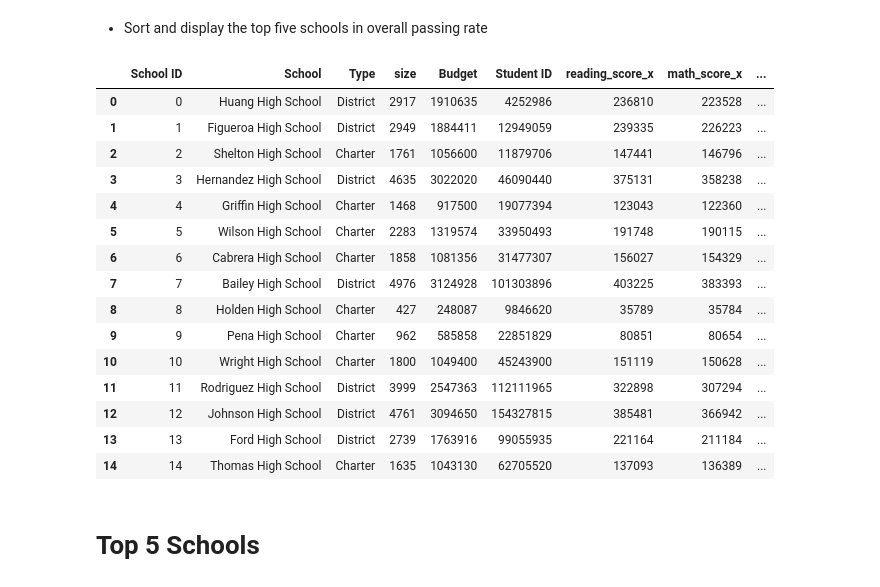
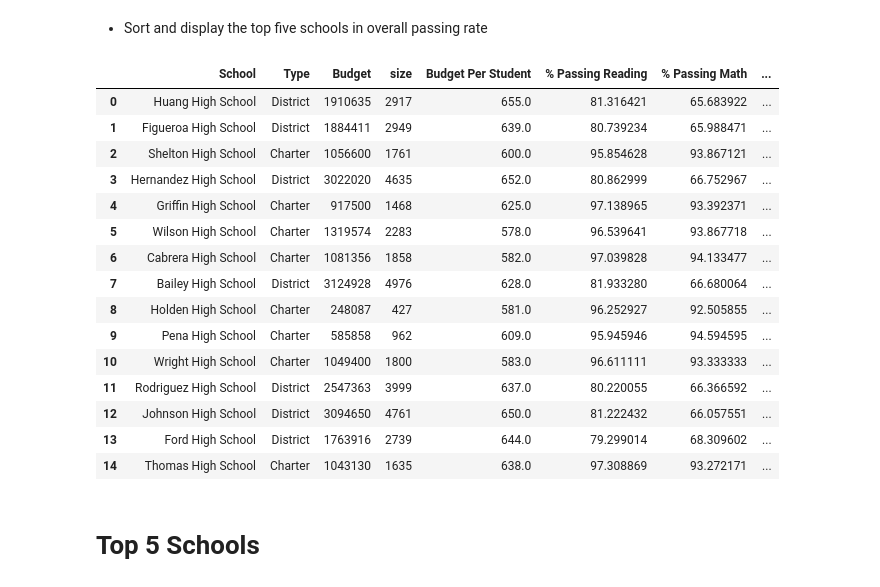
Before and after one commit to Erinlampa/Pandas_Challenge, a Jupyter notebook: PyCitySchools_final.ipynb, the cells around one changed output. Cells and saved outputs as stored; diff of their text form; code cells hidden in the pictures.

```diff
--- a/PyCitySchools_final.ipynb
+++ b/PyCitySchools_final.ipynb
@@ -131,29 +131,32 @@ school_summary['Overall Passing Rate'] = (passreading + passmath)/2
 # %%
 #Rename Columns to clean up
 school_summary.rename(columns = {'reading_score_y':'Average Reading Score',
                                  'math_score_y':'Average Math Score',
                                  'pass_reading':'% Passing Reading',
                                  'pass_math':'% Passing Math', 'school_name':'School',
                                  'type':'Type', 'Size':'Enrollment',
                                  'budget':'Budget'}, inplace = True)
+school_summary = school_summary[['School', 'Type', 'Budget', 'size', 'Budget Per Student',
+       '% Passing Reading','% Passing Math', 'Average Reading Score', 'Average Math Score',
+       'Overall Passing Rate']]
 school_summary
 # %% [output]
-|  | School ID | School | Type | size | Budget | Student ID | reading_score_x | math_score_x | ... |
-| 0 | 0 | Huang High School | District | 2917 | 1910635 | 4252986 | 236810 | 223528 | ... |
-| 1 | 1 | Figueroa High School | District | 2949 | 1884411 | 12949059 | 239335 | 226223 | ... |
-| 2 | 2 | Shelton High School | Charter | 1761 | 1056600 | 11879706 | 147441 | 146796 | ... |
-| 3 | 3 | Hernandez High School | District | 4635 | 3022020 | 46090440 | 375131 | 358238 | ... |
-| 4 | 4 | Griffin High School | Charter | 1468 | 917500 | 19077394 | 123043 | 122360 | ... |
-| 5 | 5 | Wilson High School | Charter | 2283 | 1319574 | 33950493 | 191748 | 190115 | ... |
-| 6 | 6 | Cabrera High School | Charter | 1858 | 1081356 | 31477307 | 156027 | 154329 | ... |
-| 7 | 7 | Bailey High School | District | 4976 | 3124928 | 101303896 | 403225 | 383393 | ... |
-| 8 | 8 | Holden High School | Charter | 427 | 248087 | 9846620 | 35789 | 35784 | ... |
-| 9 | 9 | Pena High School | Charter | 962 | 585858 | 22851829 | 80851 | 80654 | ... |
-| 10 | 10 | Wright High School | Charter | 1800 | 1049400 | 45243900 | 151119 | 150628 | ... |
-| 11 | 11 | Rodriguez High School | District | 3999 | 2547363 | 112111965 | 322898 | 307294 | ... |
-| 12 | 12 | Johnson High School | District | 4761 | 3094650 | 154327815 | 385481 | 366942 | ... |
-| 13 | 13 | Ford High School | District | 2739 | 1763916 | 99055935 | 221164 | 211184 | ... |
-| 14 | 14 | Thomas High School | Charter | 1635 | 1043130 | 62705520 | 137093 | 136389 | ... |
+|  | School | Type | Budget | size | Budget Per Student | % Passing Reading | % Passing Math | ... |
+| 0 | Huang High School | District | 1910635 | 2917 | 655.0 | 81.316421 | 65.683922 | ... |
+| 1 | Figueroa High School | District | 1884411 | 2949 | 639.0 | 80.739234 | 65.988471 | ... |
+| 2 | Shelton High School | Charter | 1056600 | 1761 | 600.0 | 95.854628 | 93.867121 | ... |
+| 3 | Hernandez High School | District | 3022020 | 4635 | 652.0 | 80.862999 | 66.752967 | ... |
+| 4 | Griffin High School | Charter | 917500 | 1468 | 625.0 | 97.138965 | 93.392371 | ... |
+| 5 | Wilson High School | Charter | 1319574 | 2283 | 578.0 | 96.539641 | 93.867718 | ... |
+| 6 | Cabrera High School | Charter | 1081356 | 1858 | 582.0 | 97.039828 | 94.133477 | ... |
+| 7 | Bailey High School | District | 3124928 | 4976 | 628.0 | 81.933280 | 66.680064 | ... |
+| 8 | Holden High School | Charter | 248087 | 427 | 581.0 | 96.252927 | 92.505855 | ... |
+| 9 | Pena High School | Charter | 585858 | 962 | 609.0 | 95.945946 | 94.594595 | ... |
+| 10 | Wright High School | Charter | 1049400 | 1800 | 583.0 | 96.611111 | 93.333333 | ... |
+| 11 | Rodriguez High School | District | 2547363 | 3999 | 637.0 | 80.220055 | 66.366592 | ... |
+| 12 | Johnson High School | District | 3094650 | 4761 | 650.0 | 81.222432 | 66.057551 | ... |
+| 13 | Ford High School | District | 1763916 | 2739 | 644.0 | 79.299014 | 68.309602 | ... |
+| 14 | Thomas High School | Charter | 1043130 | 1635 | 638.0 | 97.308869 | 93.272171 | ... |
 # %% [markdown]
 # Top 5 Schools
 # %%
```
Also changed, not shown: parts of 2 cells of this notebook.
